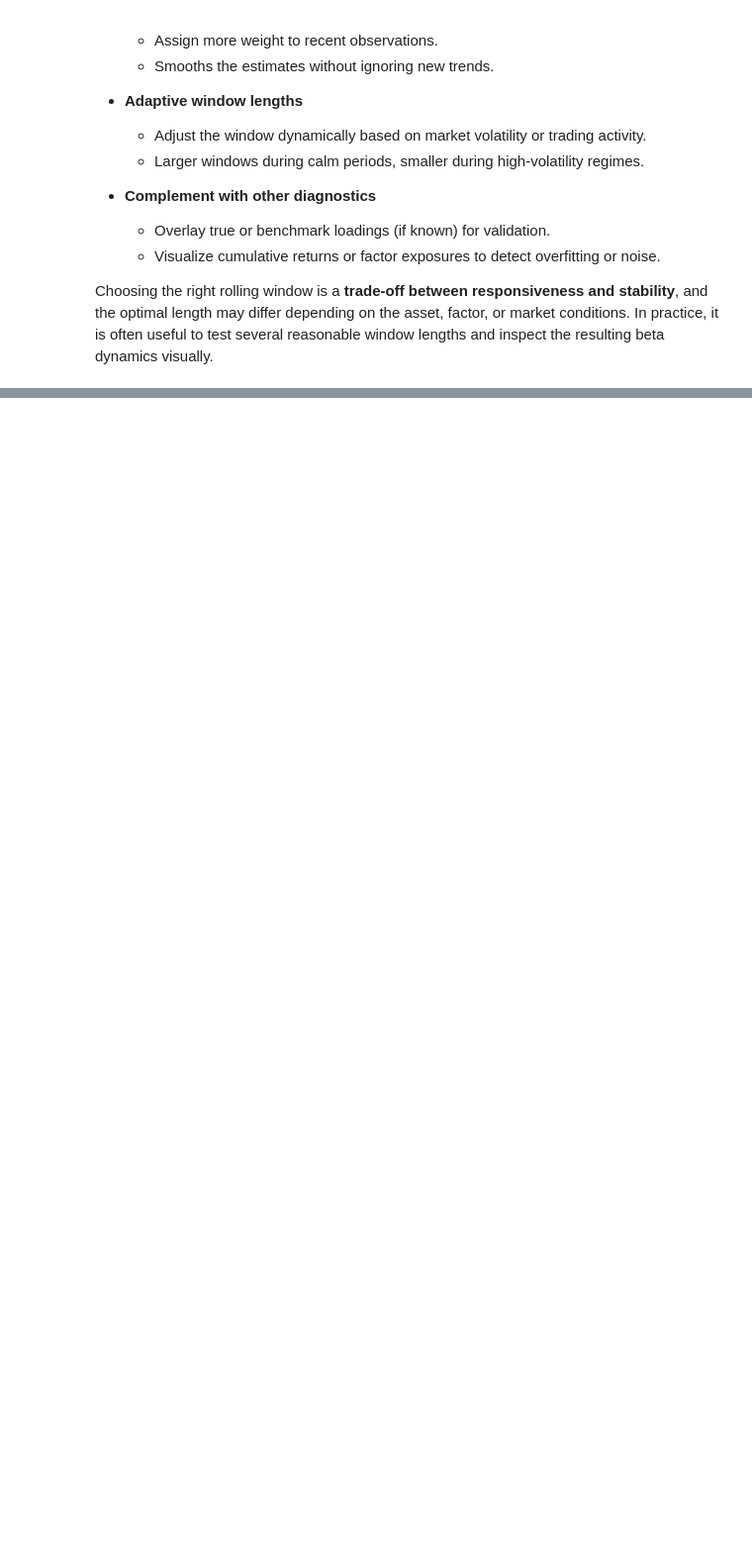
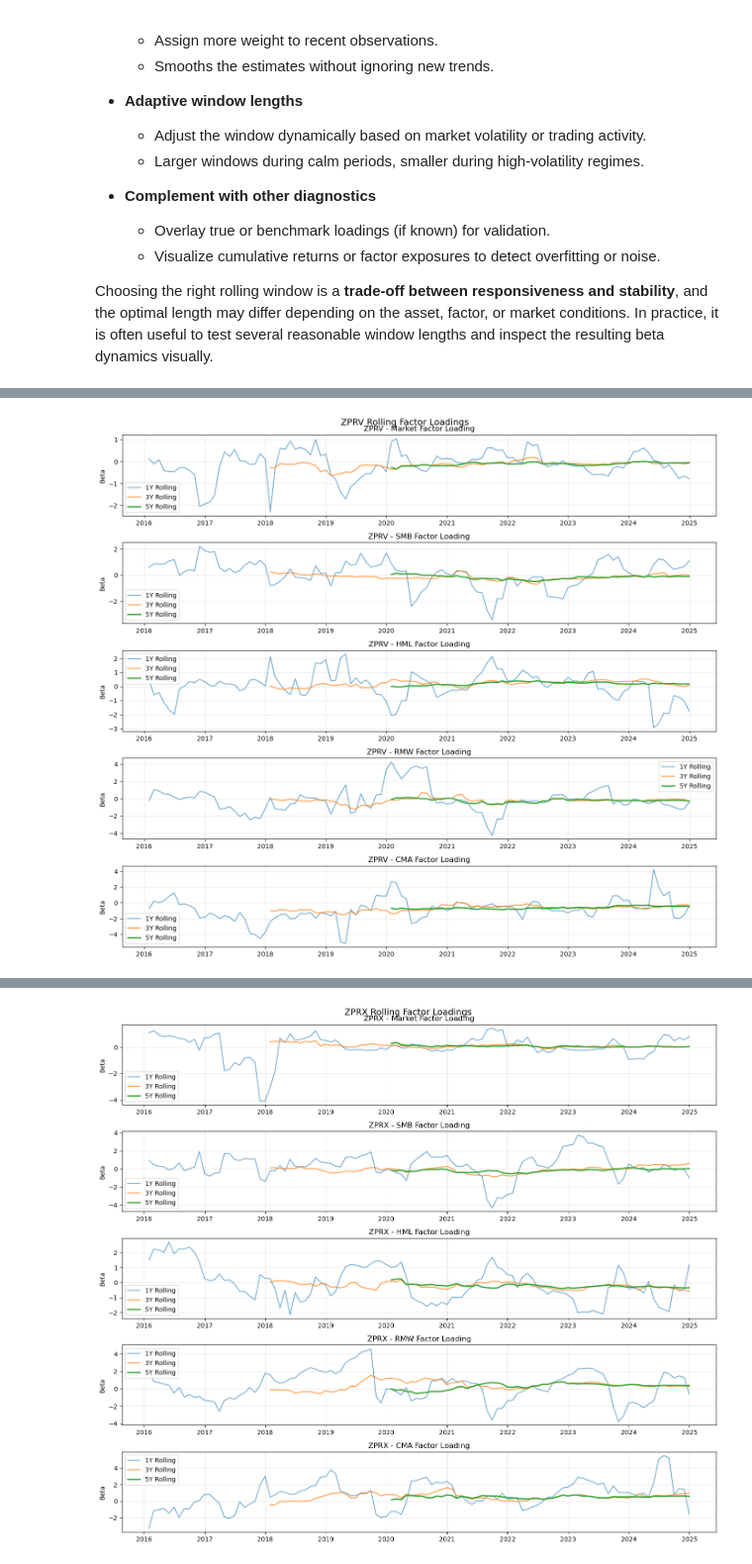
Before and after one commit to husainm97/quant-lab-alpha, a Jupyter notebook: notebooks/factor_premium_tests.ipynb, the cells around one changed output, grey strips where cells are left out. Shown at 99% size. Cells and saved outputs as stored; diff of their text form; code cells hidden in the pictures; blank space fills up the shorter version.

Commit message:
Add ZPRV/ZPRX rolling loadings and UCITS analysis (using synthetic data due to Yahoo rate limits)

```diff
--- a/notebooks/factor_premium_tests.ipynb
+++ b/notebooks/factor_premium_tests.ipynb
@@ -448,0 +460,12 @@ Choosing the right rolling window is a **trade-off between responsiveness and st
+# %%
+def rolling_factor_loadings_5f(df, window_months):
+    """Compute rolling OLS betas for 5-factor model over specified window."""
+    betas = []
+    for i in range(window_months, len(df)):
+        window = df.iloc[i-window_months:i]
+        # Subtract RF from returns to get excess returns
+        y = window['ETF_TV'] - window['RF']
+        X = sm.add_constant(window[['Market', 'SMB', 'HML', 'RMW', 'CMA']])
+        model = sm.OLS(y, X).fit()
+        betas.append(model.params[['Market', 'SMB', 'HML', 'RMW', 'CMA']])
+    return pd.DataFrame(betas, index=df.index[window_months:], columns=['Market', 'SMB', 'HML', 'RMW', 'CMA'])
@@ -448,0 +634,66 @@ Choosing the right rolling window is a **trade-off between responsiveness and st
+# %%
+# Calculate rolling factor loadings for ZPRV
+# Rename columns to match what the function expects
+zprv_combined = combined_data[['ZPRV', 'Mkt-RF', 'SMB', 'HML', 'RMW', 'CMA', 'RF']].copy()
+zprv_combined.rename(columns={
+    'ZPRV': 'ETF_TV',
+    'Mkt-RF': 'Market'
+}, inplace=True)
+
+# Calculate rolling loadings with different window sizes
+zprv_rolling_1y = rolling_factor_loadings_5f(zprv_combined, 12)
+zprv_rolling_3y = rolling_factor_loadings_5f(zprv_combined, 36)
+zprv_rolling_5y = rolling_factor_loadings_5f(zprv_combined, 60)
+
+print("ZPRV Rolling Loadings (5Y window):")
+print(zprv_rolling_5y.tail())
+
+# Plot rolling loadings for ZPRV
+fig, axes = plt.subplots(5, 1, figsize=(14, 12))
+factors = ['Market', 'SMB', 'HML', 'RMW', 'CMA']
+
+for i, factor in enumerate(factors):
+    axes[i].plot(zprv_rolling_1y.index, zprv_rolling_1y[factor], label='1Y Rolling', alpha=0.6)
+    axes[i].plot(zprv_rolling_3y.index, zprv_rolling_3y[factor], label='3Y Rolling', alpha=0.8)
+    axes[i].plot(zprv_rolling_5y.index, zprv_rolling_5y[factor], label='5Y Rolling', linewidth=2)
+    axes[i].set_title(f'ZPRV - {factor} Factor Loading')
+    axes[i].set_ylabel('Beta')
+    axes[i].legend()
+    axes[i].grid(True, alpha=0.3)
+
+plt.tight_layout()
+plt.suptitle('ZPRV Rolling Factor Loadings', y=1.001, fontsize=14)
+plt.show()
+
+# Calculate rolling factor loadings for ZPRX
+zprx_combined = combined_data[['ZPRX', 'Mkt-RF', 'SMB', 'HML', 'RMW', 'CMA', 'RF']].copy()
+zprx_combined.rename(columns={
+    'ZPRX': 'ETF_TV',
+    'Mkt-RF': 'Market'
+}, inplace=True)
+
+# Calculate rolling loadings with different window sizes
+zprx_rolling_1y = rolling_factor_loadings_5f(zprx_combined, 12)
+zprx_rolling_3y = rolling_factor_loadings_5f(zprx_combined, 36)
+zprx_rolling_5y = rolling_factor_loadings_5f(zprx_combined, 60)
+
+print("ZPRX Rolling Loadings (5Y window):")
+print(zprx_rolling_5y.tail())
+
+# Plot rolling loadings for ZPRX
+fig, axes = plt.subplots(5, 1, figsize=(14, 12))
+factors = ['Market', 'SMB', 'HML', 'RMW', 'CMA']
+
+for i, factor in enumerate(factors):
+    axes[i].plot(zprx_rolling_1y.index, zprx_rolling_1y[factor], label='1Y Rolling', alpha=0.6)
+    axes[i].plot(zprx_rolling_3y.index, zprx_rolling_3y[factor], label='3Y Rolling', alpha=0.8)
+    axes[i].plot(zprx_rolling_5y.index, zprx_rolling_5y[factor], label='5Y Rolling', linewidth=2)
+    axes[i].set_title(f'ZPRX - {factor} Factor Loading')
+    axes[i].set_ylabel('Beta')
+    axes[i].legend()
+    axes[i].grid(True, alpha=0.3)
+
+plt.tight_layout()
+plt.suptitle('ZPRX Rolling Factor Loadings', y=1.001, fontsize=14)
+plt.show()
+# %% [output]
@@ -448,0 +707 @@ Choosing the right rolling window is a **trade-off between responsiveness and st
+[figure, added]
@@ -448,0 +715 @@ Choosing the right rolling window is a **trade-off between responsiveness and st
+[figure, added]
```
Also changed, not shown: parts of 17 cells of this notebook.
